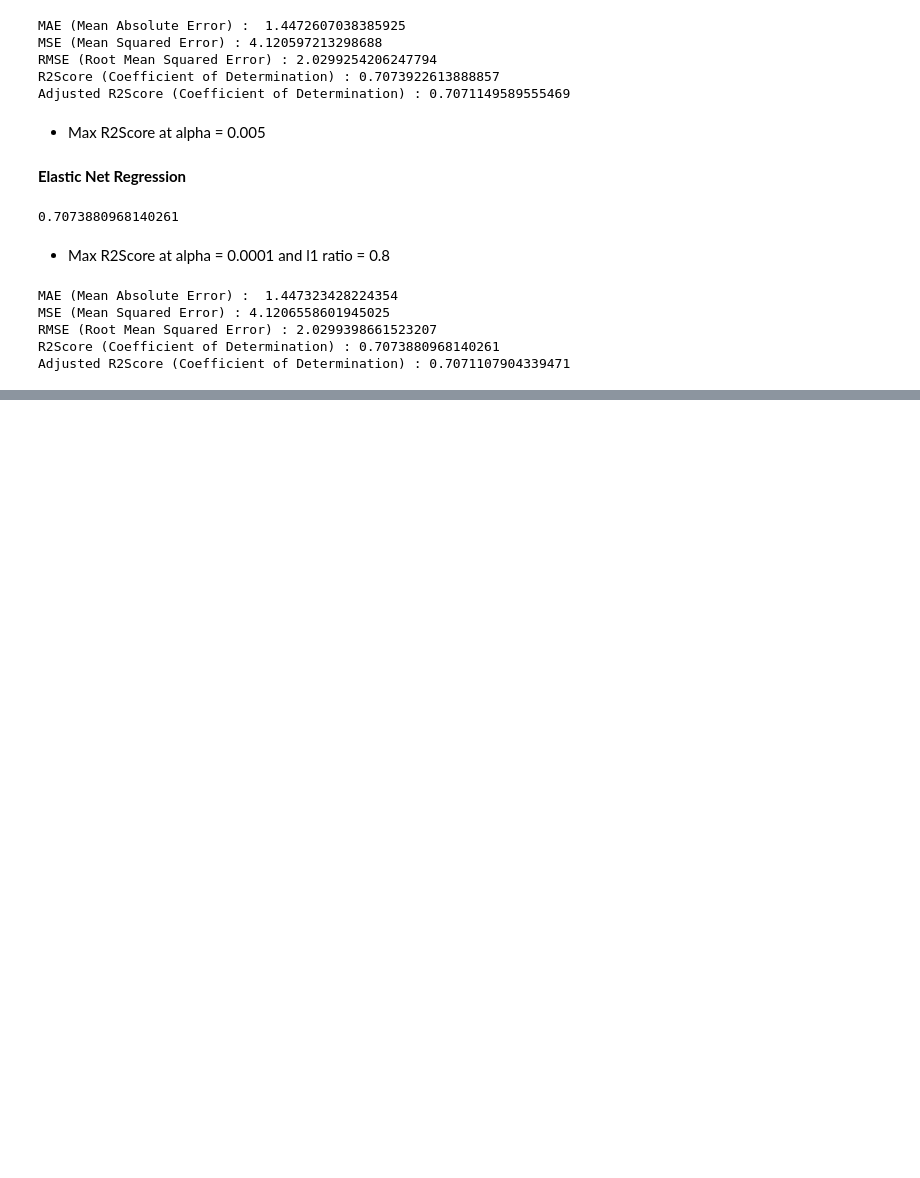
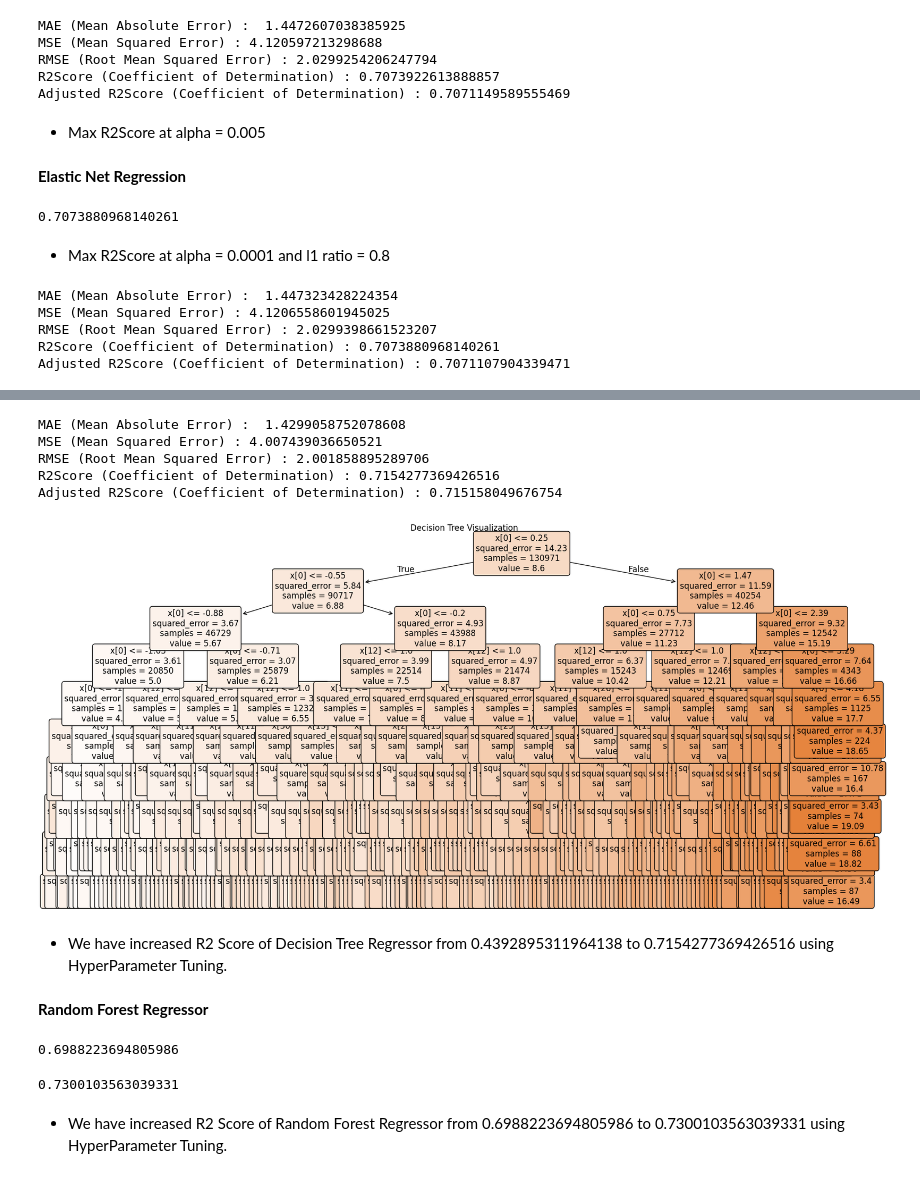
Before and after one commit to BKAPADIA04/Farely, a Jupyter notebook: codes/model.ipynb, the cells around one changed output, grey strips where cells are left out. Drawn from its saved outputs; the diff is of its cells as text; code cells hidden in the pictures; blank space fills up the shorter version.

Commit message:
Ensemble Left

```diff
--- a/codes/model.ipynb
+++ b/codes/model.ipynb
@@ -548,7 +550,7 @@ r2_score(y_test,y_pred_R1)
 alphas = [0,0.0001,0.0005,0.001,0.005,0.1,0.5,1,5,10]
 for i in alphas:
     reg = Ridge(alpha=i)
-    reg.fit(X_train,y_train)
+    # reg.fit(X_train,y_train)
     print(i,r2_score(y_test,reg.predict(X_test)))
 # %% [output]
 0 0.7074172410631658
@@ -581,7 +583,7 @@ Adjusted R2Score (Coefficient of Determination) : 0.7071104980517557
 alphas = [0,0.0001,0.0005,0.001,0.005,0.1,0.5,1,5,10]
 for i in alphas:
     reg = Lasso(alpha=i)
-    reg.fit(X_train,y_train)
+    # reg.fit(X_train,y_train)
     print(i,r2_score(y_test,reg.predict(X_test)))
 # %% [output]
 0 0.7073878516145653
@@ -616,7 +618,7 @@ Adjusted R2Score (Coefficient of Determination) : 0.7071149589555469
 **Elastic Net Regression**
 # %%
 ElasticNetReg = ElasticNet(alpha=0.0001,l1_ratio=0.8)
-ElasticNetReg.fit(X_train,y_train)
+# ElasticNetReg.fit(X_train,y_train)
 y_pred_ElasticNet = ElasticNetReg.predict(X_test)
 r2_score(y_test,y_pred_ElasticNet)
 # %% [output]
@@ -637,0 +683,52 @@ Adjusted R2Score (Coefficient of Determination) : 0.7071107904339471
+# %%
+DT_9 = DecisionTreeRegressor(max_depth = 9,splitter='best',min_samples_split=300,min_samples_leaf = 30,max_leaf_nodes = 300,min_impurity_decrease = 0.0002)
+DT_9.fit(X_train,y_train)
+y_pred_DT9 = DT_9.predict(X_test)
+# %%
+print("MAE (Mean Absolute Error) : ",mean_absolute_error(y_test,y_pred_DT9))
+print("MSE (Mean Squared Error) :",mean_squared_error(y_test,y_pred_DT9))
+print("RMSE (Root Mean Squared Error) :",np.sqrt(mean_squared_error(y_test,y_pred_DT9)))
+print("R2Score (Coefficient of Determination) :",r2_score(y_test,y_pred_DT9))
+print("Adjusted R2Score (Coefficient of Determination) :",adjusted_r2score(r2_score(y_test,y_pred_DT9)))
+# %% [output]
+MAE (Mean Absolute Error) :  1.4299058752078608
+MSE (Mean Squared Error) : 4.007439036650521
+RMSE (Root Mean Squared Error) : 2.001858895289706
+R2Score (Coefficient of Determination) : 0.7154277369426516
+Adjusted R2Score (Coefficient of Determination) : 0.715158049676754
+# %%
+from sklearn.tree import plot_tree
+
+plt.figure(figsize=(20, 10))
+plot_tree(DT_9,
+          filled=True,
+          rounded=True,
+          precision=2,
+          fontsize=12)
+
+plt.title("Decision Tree Visualization")
+plt.show()
+# %% [output]
+[figure, added]
+# %% [markdown]
+- We have increased R2 Score of Decision Tree Regressor from 0.4392895311964138 to 0.7154277369426516 using HyperParameter Tuning.
+# %% [markdown]
+**Random Forest Regressor**
+# %%
+from sklearn.ensemble import RandomForestRegressor
+rfr = RandomForestRegressor()
+rfr.fit(X_train,y_train)
+y_pred_rfr = rfr.predict(X_test)
+r2_score(y_test,y_pred_rfr)
+# %% [output]
+0.6988223694805986
+# %%
+from sklearn.ensemble import RandomForestRegressor
+rfr_hyper = RandomForestRegressor(n_estimators = 50,max_depth = 13,min_samples_split = 40,min_samples_leaf = 6,min_impurity_decrease = 0.0002)
+rfr_hyper.fit(X_train,y_train)
+y_pred_rfr = rfr_hyper.predict(X_test)
+r2_score(y_test,rfr_hyper.predict(X_test))
+# %% [output]
+0.7300103563039331
+# %% [markdown]
+- We have increased R2 Score of Random Forest Regressor from 0.6988223694805986 to 0.7300103563039331 using HyperParameter Tuning.
```
Also changed, not shown: parts of 25 cells of this notebook.
